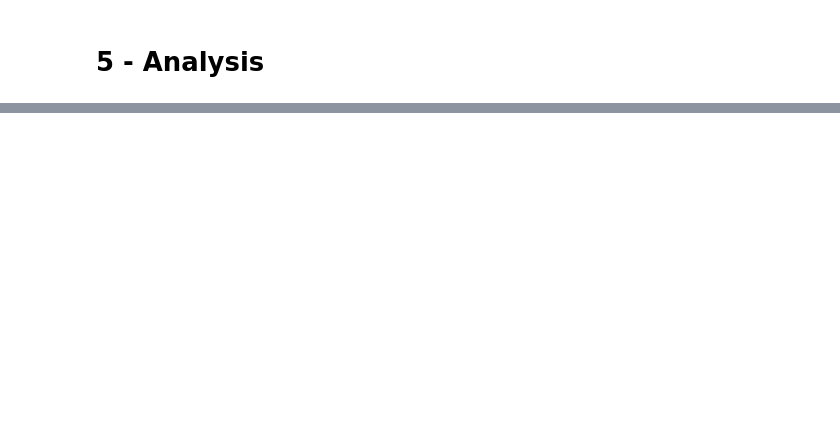
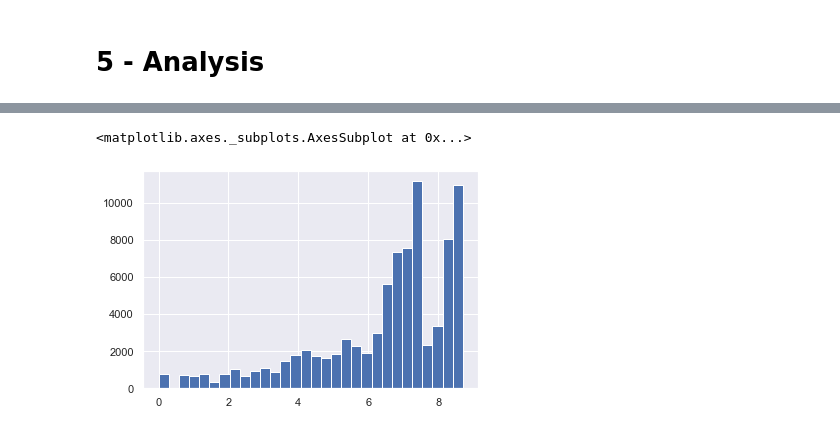
Before and after one commit to physinet/NY-Phil-EDA, a Jupyter notebook: EDA.ipynb, the cells around one changed output, grey strips where cells are left out. Drawn from its saved outputs; the diff is of its cells as text; code cells hidden in the pictures; blank space fills up the shorter version.

```diff
--- a/EDA.ipynb
+++ b/EDA.ipynb
@@ -449,0 +468,3 @@ df['composerName'].value_counts().hist()
+# %%
+df.insert(4, 'composer_category', labels[df['composerName']].values)
+df.head()
@@ -449,0 +480,3 @@ df['composerName'].value_counts().hist()
+# %%
+df.insert(5, 'composer_popularity', np.log(composer_counts[df['composerName']]).values)
+df.head()
@@ -449,0 +490,5 @@ df['composerName'].value_counts().hist()
+# %%
+df['composer_popularity'].hist(bins=30)
+# %% [output]
+<matplotlib.axes._subplots.AxesSubplot at 0x...>
+[figure, added]
```
Also changed, not shown: parts of 29 cells of this notebook.
